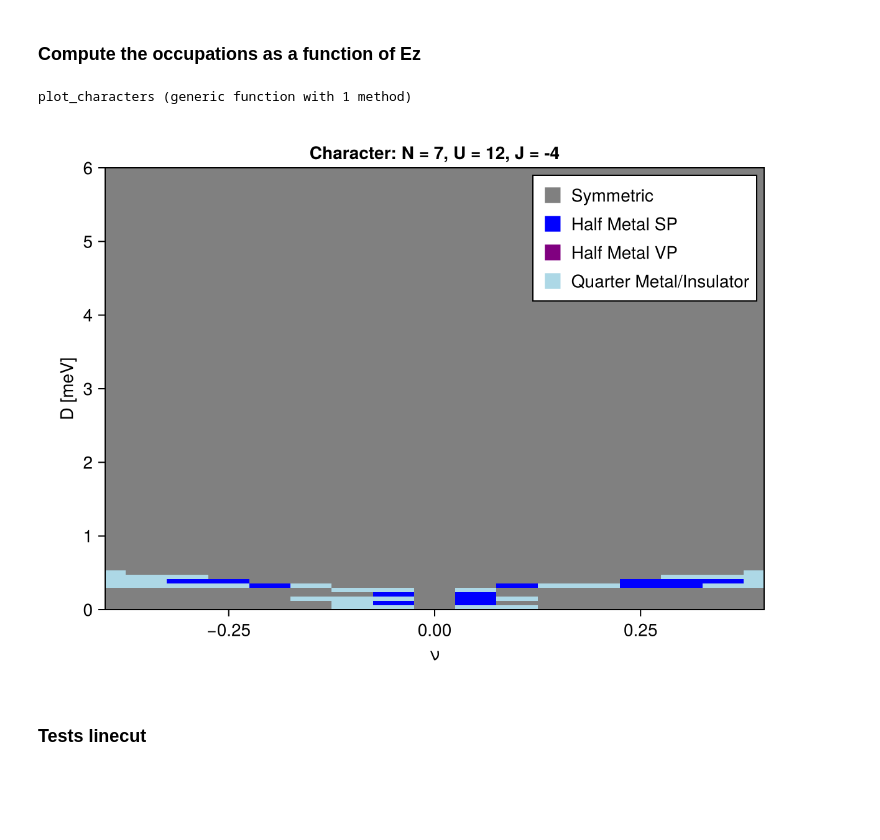
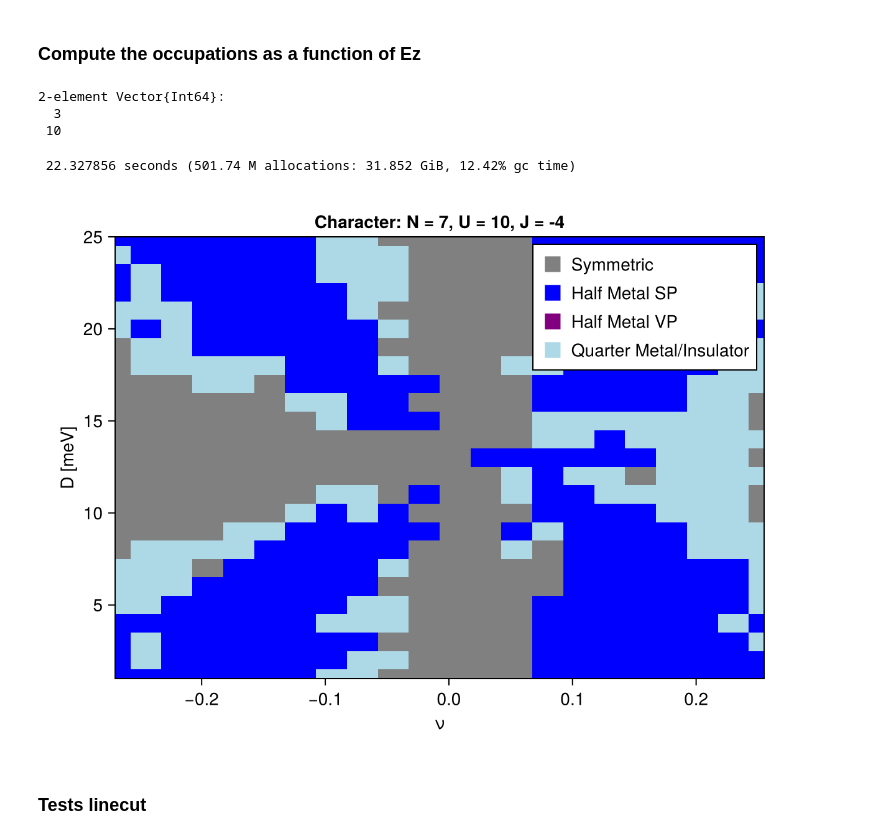
Before and after one commit to fernandopenaranda/LMC, a Jupyter notebook: src/Paper/MRinRhombohedral2.ipynb, the cells around one changed output. Cells and saved outputs as stored; diff of their text form; code cells hidden in the pictures; blank space fills up the shorter version.

```diff
--- a/src/Paper/MRinRhombohedral2.ipynb
+++ b/src/Paper/MRinRhombohedral2.ipynb
@@ -94,41 +112,24 @@ fig
 # %% [markdown]
 ### Compute the occupations as a function of Ez
-# %%
-# include(rhomb_folder * "local_hartree_optimization.jl")
-using LMC
-function plot_characters(N, U, J, Ezlist, νlist, ns)
-    characters = character(ns)
-    xvect = νlist
-    fig = Figure()
-    ax= Axis(fig[1,1], ylabel = "D [meV]", xlabel = "ν", title = "Character: N = $(N), U = $(U), J = $(J)")
-
-    scatter!(ax, [100], [100], color = :gray, label = "Symmetric", marker = :rect, markersize = 20)
-    scatter!(ax, [100], [100], color = :blue, label = "Half Metal SP", marker = :rect, markersize = 20)
-    scatter!(ax, [100], [100], color = :purple, label = "Half Metal VP", marker = :rect, markersize = 20)
-    scatter!(ax, [100], [100], color = :lightblue, label = "Quarter Metal/Insulator", marker = :rect, markersize = 20)
-    xlims!(ax, xvect[1], xvect[end])
-    ylims!(ax, Ezlist[1], Ezlist[end])
-    axislegend(ax, position = :rt)
-    levels = [-1, 0, 1, 2]
-    colors = [:purple, :gray, :blue, :lightblue]
-    hm =  heatmap!(ax,  xvect, Ezlist, characters', colormap = colors, levels = levels, colorrange = [-1,2])#, rasterize = true)
-    return fig
-end
-# %% [output]
-plot_characters (generic function with 1 method)
+# %%
+clamp.([3,30],-10,10)
+# %% [output]
+2-element Vector{Int64}:
+  3
+ 10
 # %%
-using LMC
-
-U = 12#+ 12
+U = 10#+ 12
 J = -4#- 4
-νlist = collect(-0.4:0.05:0.4)
-Ezsteps = 1
+νlist = collect(-0.27:0.025:0.27)
+Ezsteps = 5
 @time μs, ns = Emin_nαs(int_dos_mat, int_n_mat, νlist; steps = Ezsteps, random_guesses = 20,
-    U = U, J = J, λ = 1e5, η = 0.05, estimated_bound_width = 20, iterations = 10, int_model = :SU2);
+    U = U, J = J, λ = 1e5, η = 0.05, estimated_bound_width = 40, iterations = 20, int_model = :SU2);
+# %% [output]
+ 22.327856 seconds (501.74 M allocations: 31.852 GiB, 12.42% gc time)
 # %%
-plot_characters(N, U, J, Ezlist, νlist, ns)
+plot_characters(N, U, J, collect(1:length(ns)), νlist, ns)
 # %% [output]
-[figure, old version]
+[figure, new version]
 # %% [markdown]
 ### Tests linecut
 # %%
```
Also changed, not shown: parts of 10 cells of this notebook, 7 other files.
